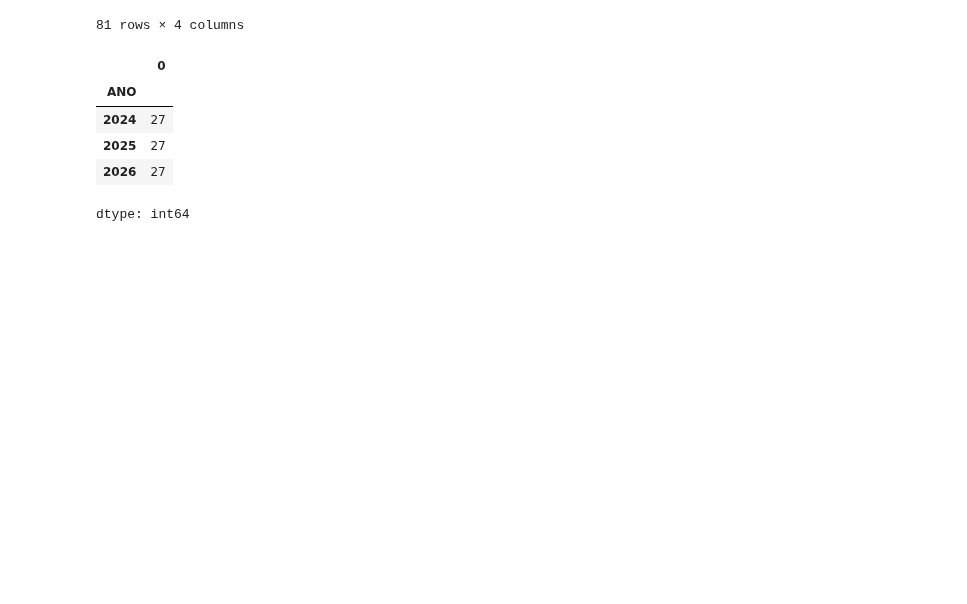
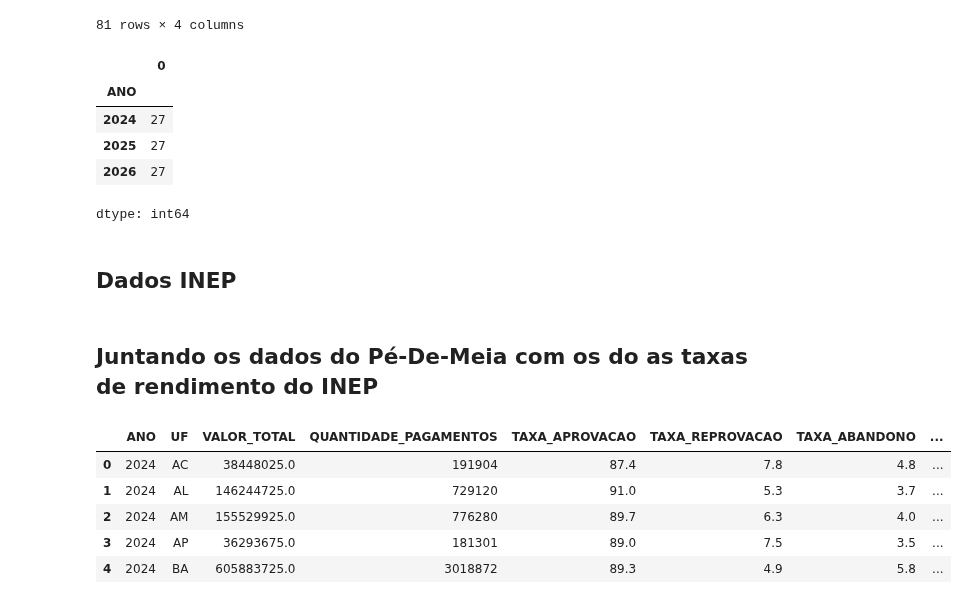
Before and after one commit to lucas-estanislau/pe-de-meia, a Jupyter notebook: 02_agregação.ipynb, the cells around one changed output. Drawn from its saved outputs; the diff is of its cells as text; code cells hidden in the pictures; blank space fills up the shorter version.

```diff
--- a/02_agregação.ipynb
+++ b/02_agregação.ipynb
@@ -146,2 +146,4 @@ df_valor_total.to_csv(
             index=False
         )
+# %% [markdown]
+## Dados INEP
@@ -147,0 +154,20 @@ df_valor_total.to_csv(
+# %% [markdown]
+## Juntando os dados do Pé-De-Meia com os do as taxas de rendimento do INEP
+# %%
+df_final = pd.merge(
+    df_valor_total,
+    df_inep,
+    on=["ANO", "UF"],
+    how="left",
+    validate="one_to_one",
+    indicator=True
+)
+
+display(df_final.head())
+# %% [output]
+|  | ANO | UF | VALOR_TOTAL | QUANTIDADE_PAGAMENTOS | TAXA_APROVACAO | TAXA_REPROVACAO | TAXA_ABANDONO | ... |
+| 0 | 2024 | AC | 38448025.0 | 191904 | 87.4 | 7.8 | 4.8 | ... |
+| 1 | 2024 | AL | 146244725.0 | 729120 | 91.0 | 5.3 | 3.7 | ... |
+| 2 | 2024 | AM | 155529925.0 | 776280 | 89.7 | 6.3 | 4.0 | ... |
+| 3 | 2024 | AP | 36293675.0 | 181301 | 89.0 | 7.5 | 3.5 | ... |
+| 4 | 2024 | BA | 605883725.0 | 3018872 | 89.3 | 4.9 | 5.8 | ... |
```
Also changed, not shown: parts of 9 cells of this notebook.
